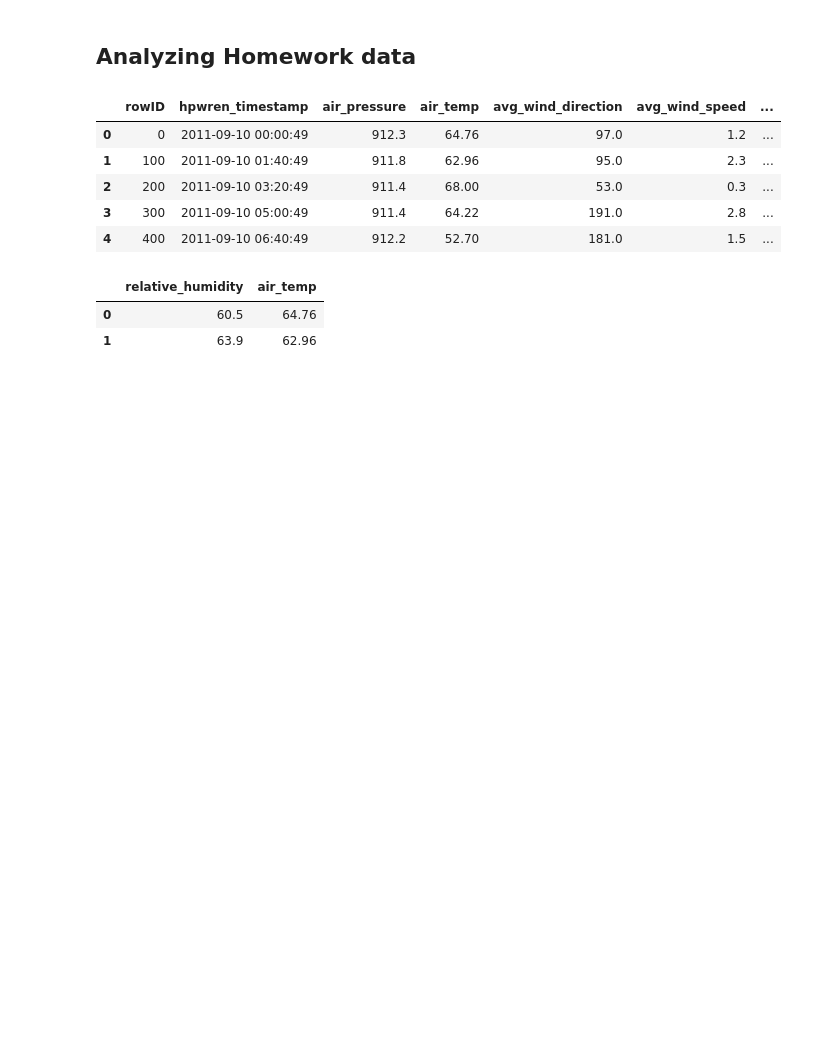
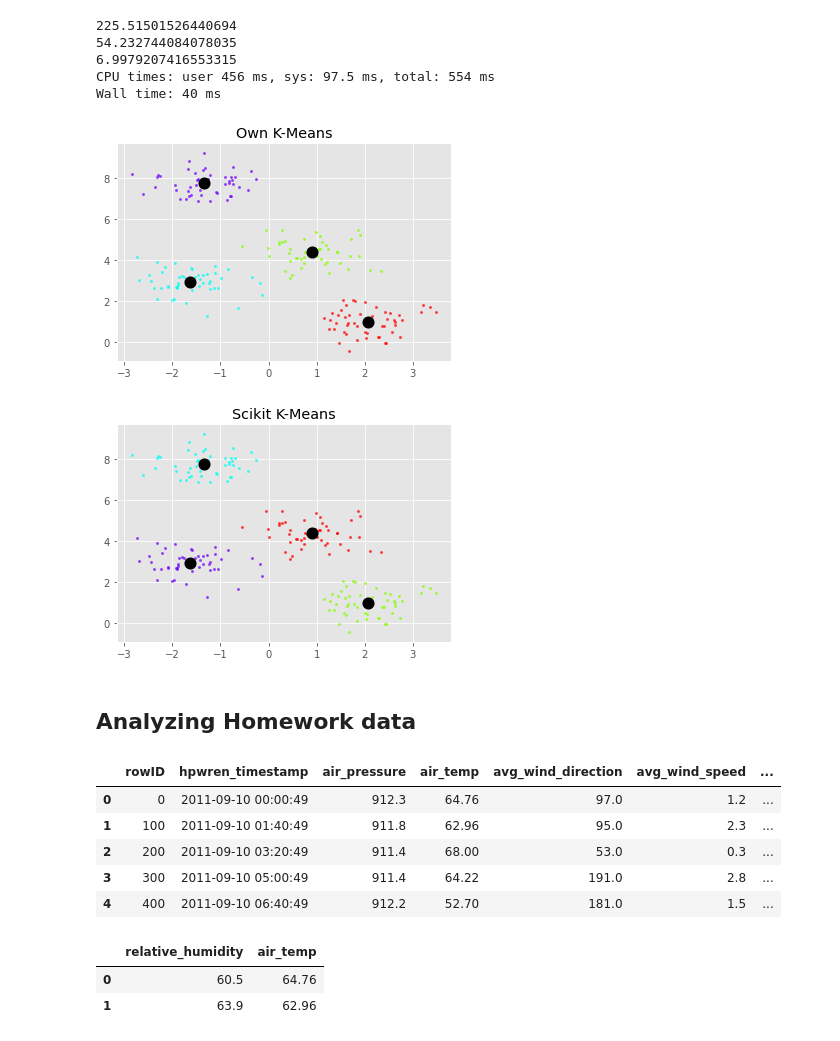
Before and after one commit to resika/ml-assignment-01-resika, a Jupyter notebook: analysis.ipynb, the cells around one changed output. Drawn from its saved outputs; the diff is of its cells as text; code cells hidden in the pictures; blank space fills up the shorter version.

```diff
--- a/analysis.ipynb
+++ b/analysis.ipynb
@@ -5,0 +9,2 @@ style.use('ggplot')
+# %%
+X, cluster_assignments = make_blobs(n_samples=200, centers=4, cluster_std=0.60, random_state=0)
@@ -6,3 +17,18 @@ style.use('ggplot')
+# %%
+kmeans_own_test = kmeans_own(k=4)
+%time labels_sampleData, centroids_sampleData = kmeans_own_test.fit(X)
+# %% [output]
+225.51501526440694
+54.232744084078035
+6.9979207416553315
+CPU times: user 456 ms, sys: 97.5 ms, total: 554 ms
+Wall time: 40 ms
+# %%
+scatter_plot_cluster_2d(labels_sampleData, centroids_sampleData, X, 'Own K-Means')
+scatter_plot_cluster_2d(labels_sampleData_sk, centroids_sampleData_sk, X, 'Scikit K-Means')
+# %% [output]
+[figure, added]
+[figure, added]
 # %% [markdown]
 ## Analyzing Homework data
 # %%
```
Also changed, not shown: parts of 9 cells of this notebook, 3 other files.
